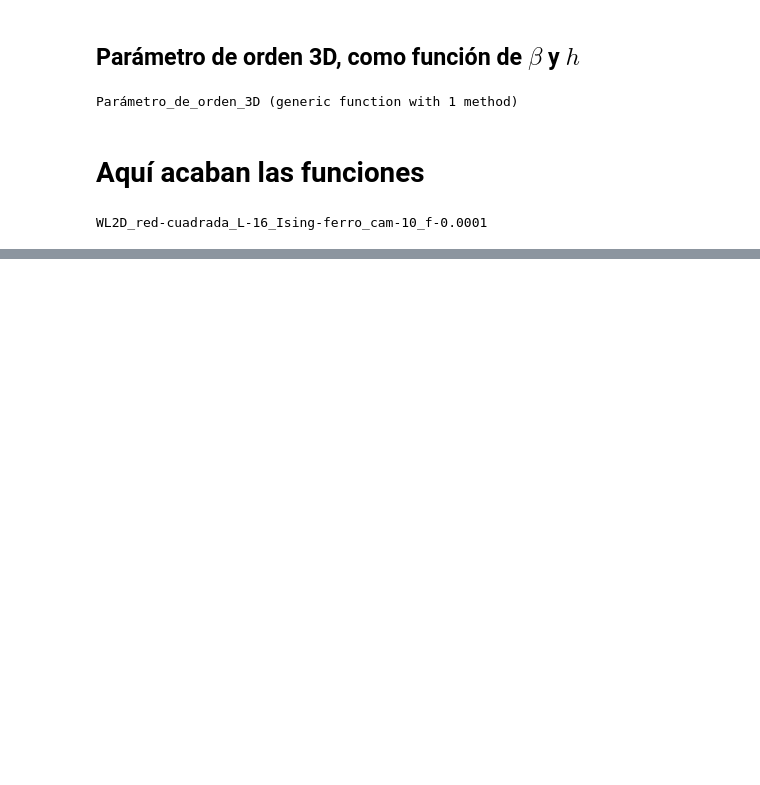
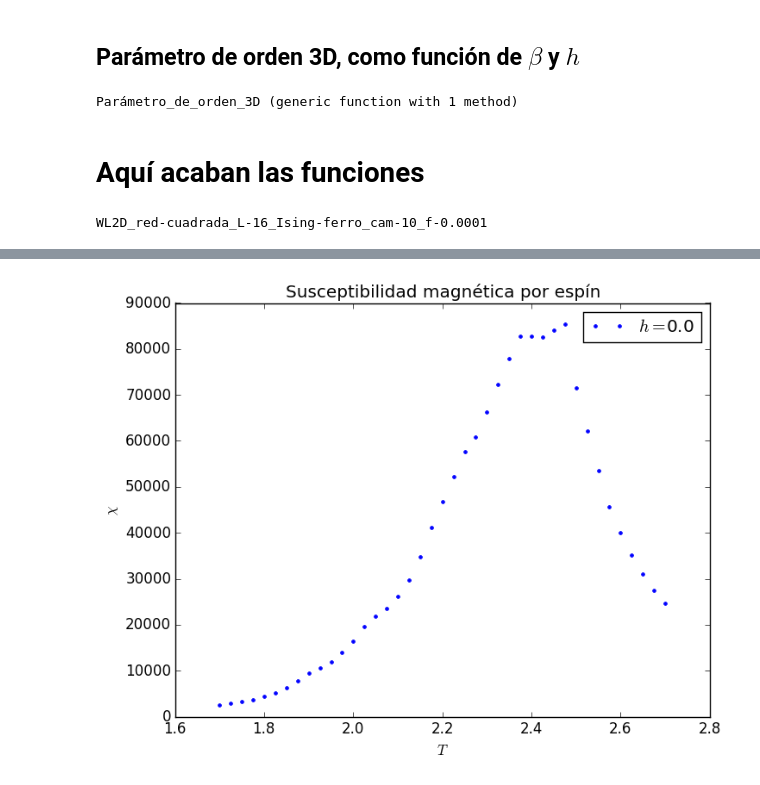
Before and after one commit to lenriqc/Wang-Landau-Clases, a Jupyter notebook: Analisis_de_datos_para_L_fija.ipynb, the cells around one changed output, grey strips where cells are left out. Drawn from its saved outputs; the diff is of its cells as text; code cells hidden in the pictures; blank space fills up the shorter version.

```diff
--- a/Analisis_de_datos_para_L_fija.ipynb
+++ b/Analisis_de_datos_para_L_fija.ipynb
@@ -217,4 +220,6 @@ susceptibilidad_magnética
 # %%
 i=1
-Grafica_observable_macroscópica_con_h_fija(h[i],susceptibilidad_magnética[:,i],"Susceptibilidad magnética");
+Grafica_observable_macroscópica_con_h_fija(h[i],susceptibilidad_magnética[:,i],L"\chi", "Susceptibilidad magnética por espín");
+# %% [output]
+[figure, added]
 # %%
```
Also changed, not shown: parts of 6 cells of this notebook, 47 other files.
